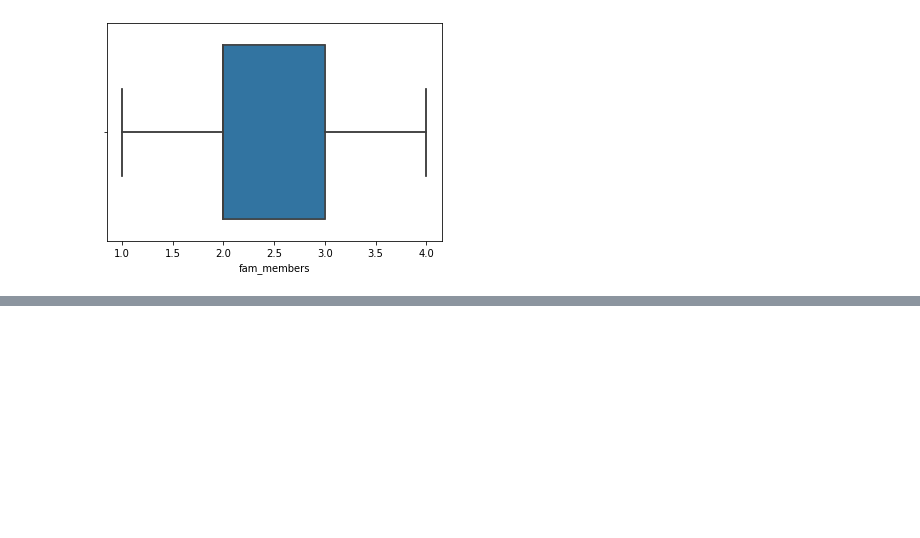
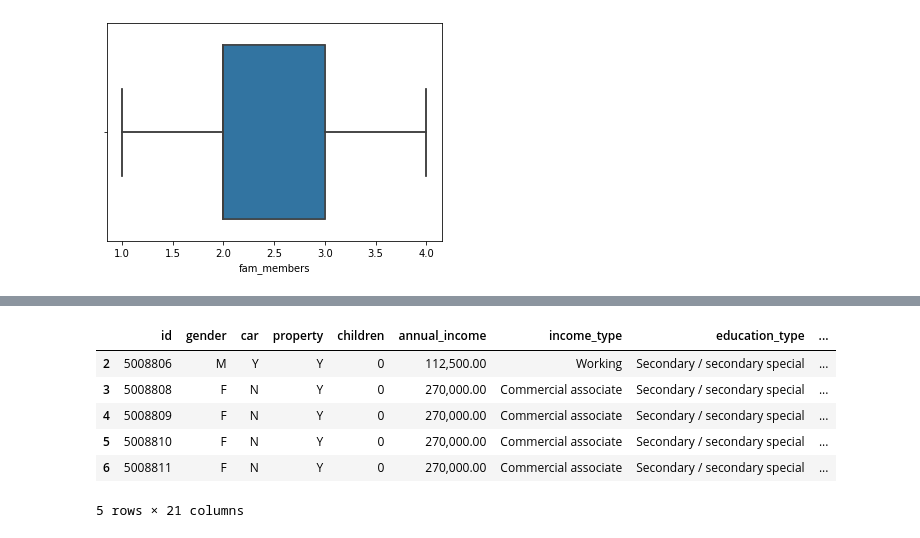
Before and after one commit to difercast/credit-card-risk-management, a Jupyter notebook: src/2-eda-featuring-eng.ipynb, the cells around one changed output, grey strips where cells are left out. Drawn from its saved outputs; the diff is of its cells as text; code cells hidden in the pictures; blank space fills up the shorter version.

Commit message:
Tratamiento de la variable objetivo

```diff
--- a/src/2-eda-featuring-eng.ipynb
+++ b/src/2-eda-featuring-eng.ipynb
@@ -310,0 +335,18 @@ sns.boxplot(df['fam_members'])
+# %%
+# Variable objetivo o target
+# Si status >= 2 entonces 1
+# Si status < 2 entonces 0
+
+df['target'] = None
+df.loc[df['status'] < 2, 'target'] = 0
+df.loc[df['status'] >= 2, 'target'] = 1
+df['target'] = pd.to_numeric(df['target'])
+df.head()
+# %% [output]
+|  | id | gender | car | property | children | annual_income | income_type | education_type | ... |
+| 2 | 5008806 | M | Y | Y | 0 | 112,500.00 | Working | Secondary / secondary special | ... |
+| 3 | 5008808 | F | N | Y | 0 | 270,000.00 | Commercial associate | Secondary / secondary special | ... |
+| 4 | 5008809 | F | N | Y | 0 | 270,000.00 | Commercial associate | Secondary / secondary special | ... |
+| 5 | 5008810 | F | N | Y | 0 | 270,000.00 | Commercial associate | Secondary / secondary special | ... |
+| 6 | 5008811 | F | N | Y | 0 | 270,000.00 | Commercial associate | Secondary / secondary special | ... |
+5 rows × 21 columns
```
Also changed, not shown: parts of 5 cells of this notebook.
